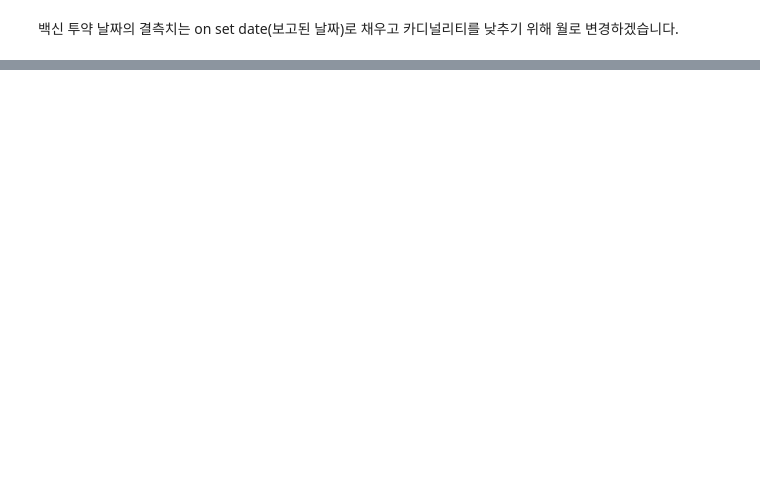
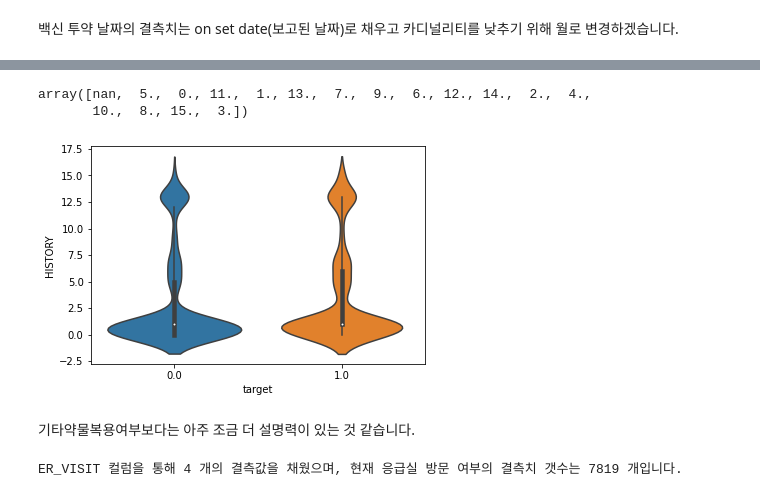
Before and after one commit to Gyeong-Hyeon/AI_Project, a Jupyter notebook: Section2/AI_01_염경현.ipynb, the cells around one changed output, grey strips where cells are left out. Saved outputs shown, nothing was run; the diff lists cells and outputs as text; code cells hidden in the pictures; blank space fills up the shorter version.

```diff
--- a/Section2/AI_01_염경현.ipynb
+++ b/Section2/AI_01_염경현.ipynb
@@ -424,0 +398,68 @@ for id, symp1, symp2, symp3, symp4, symp5 in zip(symp.VAERS_ID, symp.SYMPTOM1, s
+# %%
+new = []
+
+for value in covid.HISTORY.values:
+  if type(value)==float:
+    new.append(None)
+  elif type(value) == int:
+    new.append(1)
+  elif 'Tachycardia' in value or 'tachycardia' in value: #빈맥
+    new.append(2)
+  elif 'sclerosis' in value: #경화증
+    new.append(3)
+  elif 'Dementia' in value or 'dementia' in value: #치매
+    new.append(4)
+  elif 'Hypothyroidism' in value or 'hypothyroidism' in value: #갑상선기능저하증
+    new.append(5)
+  elif 'obesity' in value or 'Obesity' in value: #비만
+    new.append(6)
+  elif 'Diabetes' in value or 'diabetes' in value: #당뇨
+    new.append(7)
+  elif 'Ulcerative colitis' in value: #대장염
+    new.append(8)
+  elif 'cholesterol' in value or 'Cholesterol' in value: #고지혈증
+    new.append(9)
+  elif 'Eczema' in value: #습진
+    new.append(10)
+  elif 'Fibromyalgia' in value or 'fibromyalgia' in value: #섬유근육통
+    new.append(11)
+  elif 'blood prssure' in value or 'Blood pressure' in value: #저혈압/ 고혈압
+    new.append(12)
+  elif 'allergy' in value or 'allergies' in value or 'Asthma' in value or 'asthma' in value: #천식, 알레르기
+    new.append(13)
+  elif 'Osteoporosis' in value or 'Rheumatoid Arthritis' in value: #골다공증,관절염
+    new.append(14)
+  elif 'COVID-19' in value:
+    new.append(15)
+  elif value in no:
+    new.append(0)
+  else:
+    new.append(1)
+
+covid.HISTORY = new
+covid['HISTORY'].unique()
+# %% [output]
+array([nan,  5.,  0., 11.,  1., 13.,  7.,  9.,  6., 12., 14.,  2.,  4.,
+       10.,  8., 15.,  3.])
+# %%
+sns.violinplot(x=covid.target, y=covid.HISTORY);
+# %% [output]
+[figure, added]
+# %% [markdown]
+기타약물복용여부보다는 아주 조금 더 설명력이 있는 것 같습니다.
+# %%
+visit_er = []
+
+covid.ER_ED_VISIT = covid.ER_ED_VISIT.fillna('N')
+
+for er, ed in zip(covid.ER_VISIT, covid.ER_ED_VISIT):
+  if ed == 'N':
+    visit_er.append(er)
+  else:
+    visit_er.append(ed)
+
+covid.ER_ED_VISIT = visit_er
+current = covid.ER_ED_VISIT.isnull().sum()
+print('ER_VISIT 컬럼을 통해', 7823-current,'개의 결측값을 채웠으며, 현재 응급실 방문 여부의 결측치 갯수는',current,'개입니다.')
+# %% [output]
+ER_VISIT 컬럼을 통해 4 개의 결측값을 채웠으며, 현재 응급실 방문 여부의 결측치 갯수는 7819 개입니다.
```
Also changed, not shown: parts of 83 cells of this notebook.
